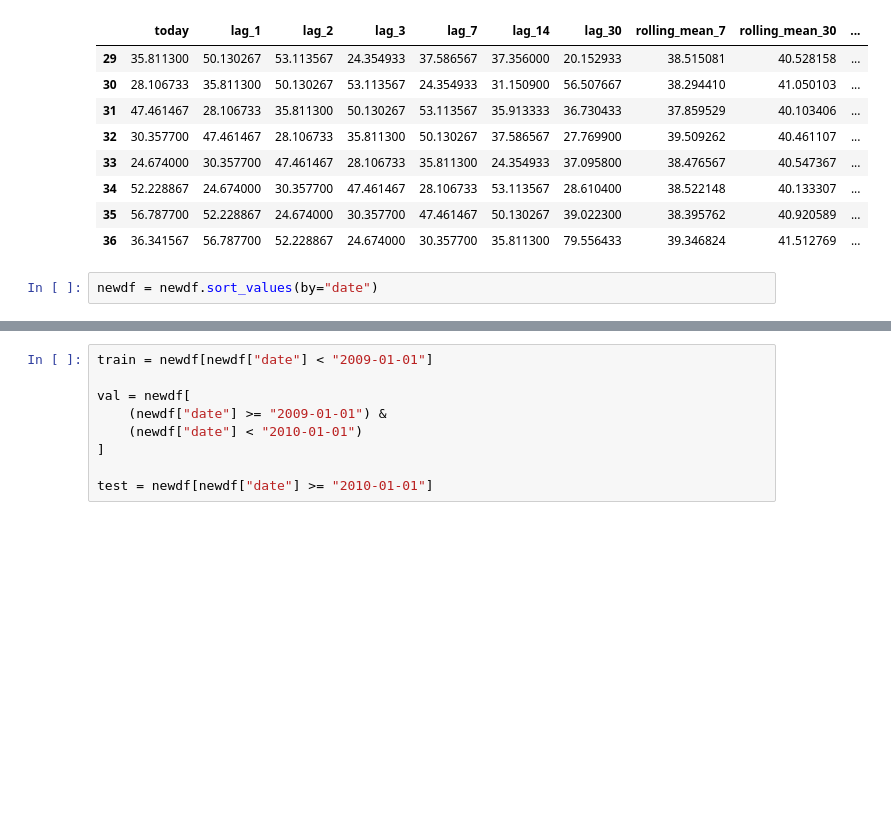
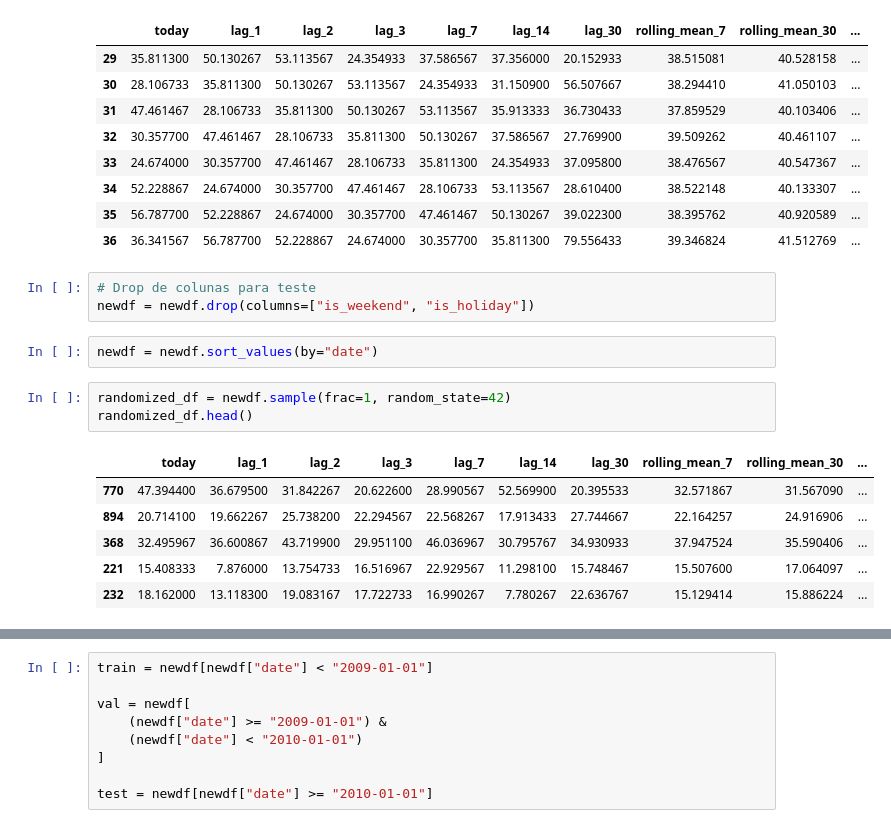
Before and after one commit to guiandradedev/energy-monitor-backend, a Jupyter notebook: ai/cost-predictor/household-exploratory-analysis.ipynb, the cells around one changed output, grey strips where cells are left out. Drawn from its saved outputs; the diff is of its cells as text; blank space fills up the shorter version.

```diff
--- a/ai/cost-predictor/household-exploratory-analysis.ipynb
+++ b/ai/cost-predictor/household-exploratory-analysis.ipynb
@@ -365,5 +380,18 @@ newdf.head(8)
 | 34 | 52.228867 | 24.674000 | 30.357700 | 47.461467 | 28.106733 | 53.113567 | 28.610400 | 38.522148 | 40.133307 | ... |
 | 35 | 56.787700 | 52.228867 | 24.674000 | 30.357700 | 47.461467 | 50.130267 | 39.022300 | 38.395762 | 40.920589 | ... |
 | 36 | 36.341567 | 56.787700 | 52.228867 | 24.674000 | 30.357700 | 35.811300 | 79.556433 | 39.346824 | 41.512769 | ... |
+# %%
+# Drop de colunas para teste
+newdf = newdf.drop(columns=["is_weekend", "is_holiday"])
 # %%
 newdf = newdf.sort_values(by="date")
+# %%
+randomized_df = newdf.sample(frac=1, random_state=42)
+randomized_df.head()
+# %% [output]
+|  | today | lag_1 | lag_2 | lag_3 | lag_7 | lag_14 | lag_30 | rolling_mean_7 | rolling_mean_30 | ... |
+| 770 | 47.394400 | 36.679500 | 31.842267 | 20.622600 | 28.990567 | 52.569900 | 20.395533 | 32.571867 | 31.567090 | ... |
+| 894 | 20.714100 | 19.662267 | 25.738200 | 22.294567 | 22.568267 | 17.913433 | 27.744667 | 22.164257 | 24.916906 | ... |
+| 368 | 32.495967 | 36.600867 | 43.719900 | 29.951100 | 46.036967 | 30.795767 | 34.930933 | 37.947524 | 35.590406 | ... |
+| 221 | 15.408333 | 7.876000 | 13.754733 | 16.516967 | 22.929567 | 11.298100 | 15.748467 | 15.507600 | 17.064097 | ... |
+| 232 | 18.162000 | 13.118300 | 19.083167 | 17.722733 | 16.990267 | 7.780267 | 22.636767 | 15.129414 | 15.886224 | ... |
```
Also changed, not shown: parts of 20 cells of this notebook, 4 other files.
